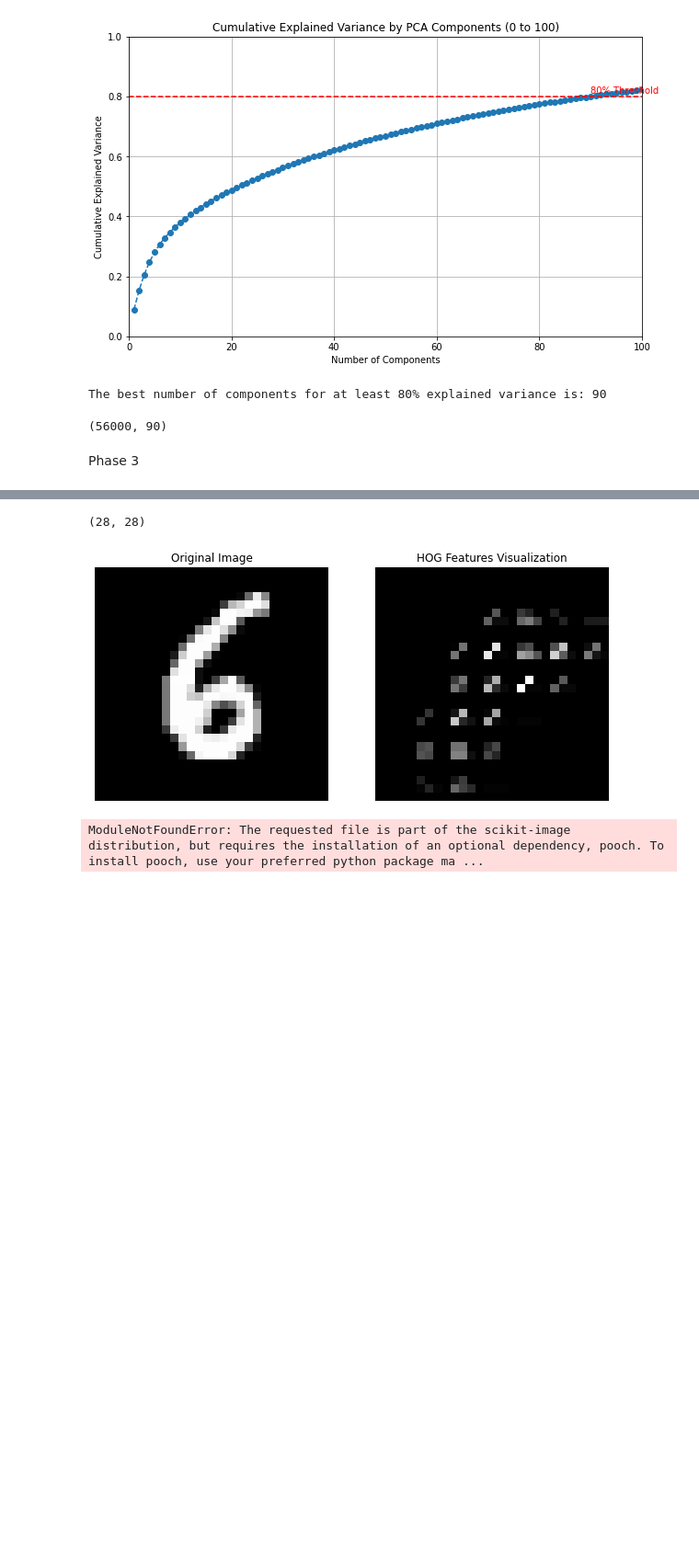
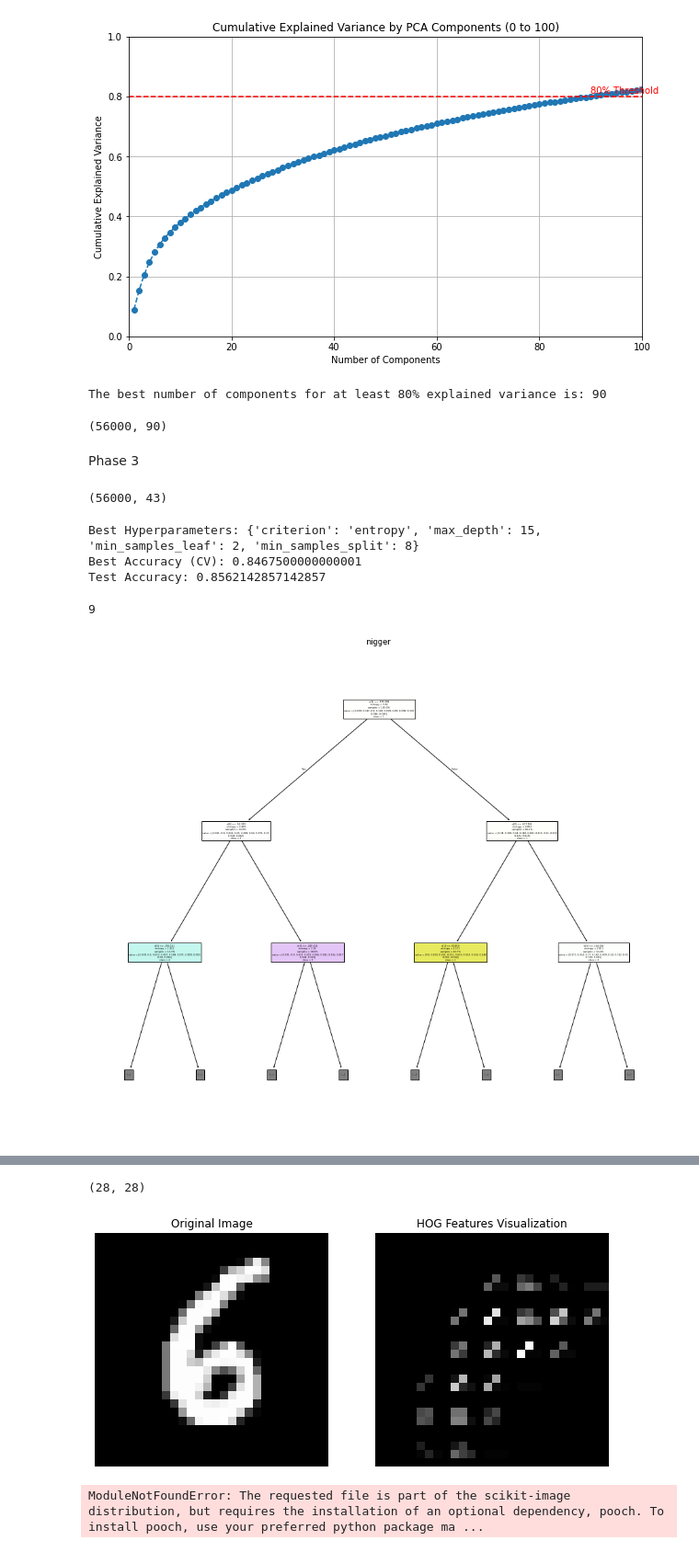
Before and after one commit to Benyamin-Asadi/decision-tree-svm, a Jupyter notebook: P2.ipynb, the cells around one changed output, grey strips where cells are left out. Shown: that part at 92% size. Drawn from its saved outputs; the diff is of its cells as text; code cells hidden in the pictures; blank space fills up the shorter version.

```diff
--- a/P2.ipynb
+++ b/P2.ipynb
@@ -556,3 +559,68 @@ print(x_pca_HOG_Sobel_train.shape)
 (56000, 90)
 # %% [markdown]
 Phase 3
+# %%
+print(x_pca_centered_train.shape)
+# %% [output]
+(56000, 43)
+# %%
+# Define the Decision Tree model
+model = DecisionTreeClassifier(random_state=42)
+
+# Create a hyperparameter grid
+param_grid = {
+    'max_depth': [3, 5, 8, 10, 15, 20],
+    'min_samples_split': [2, 5, 8, 10, 15],
+    'min_samples_leaf': [2, 5, 10, 15],
+    'criterion': ['gini', 'entropy']
+}
+
+# Set up GridSearchCV with 5-fold cross-validation
+grid_search = GridSearchCV(estimator=model, param_grid=param_grid, cv=5, scoring='accuracy')
+
+# Fit the model on the training data
+grid_search.fit(x_pca_centered_train, y_pca_centered_train)
+
+# Print the best hyperparameters and accuracy score
+print("Best Hyperparameters:", grid_search.best_params_)
+print("Best Accuracy (CV):", grid_search.best_score_)
+
+# Evaluate the best model on the test data
+best_model = grid_search.best_estimator_
+test_accuracy = best_model.score(x_pca_centered_test, y_pca_centered_test)
+print("Test Accuracy:", test_accuracy)
+# %% [output]
+Best Hyperparameters: {'criterion': 'entropy', 'max_depth': 15, 'min_samples_leaf': 2, 'min_samples_split': 8}
+Best Accuracy (CV): 0.8467500000000001
+Test Accuracy: 0.8562142857142857
+# %%
+with open('best_model_centered.pkl', 'wb') as file:
+    pickle.dump(best_model, file)
+# %%
+# Load the model from the file
+with open('best_model_centered.pkl', 'rb') as file:
+    loaded_model = pickle.load(file)
+
+# You can now use loaded_model to make predictions
+predictions = loaded_model.predict(x_pca_centered_test)
+print(predictions)
+# %% [output]
+9
+# %%
+def plot_tree_model(model, title, max_depth=None):
+    plt.figure(figsize=(16, 14))
+    plot_tree(
+        model,
+        filled=True,
+        max_depth=max_depth,  # Option to restrict the visible depth
+        feature_names=None,
+        class_names=[str(i) for i in range(10)],
+        proportion=True
+    )
+
+    plt.title(title)
+    plt.show()
+
+plot_tree_model(loaded_model, 'nigger', 2)
+# %% [output]
+[figure, added]
```
Also changed, not shown: parts of 18 cells of this notebook.
